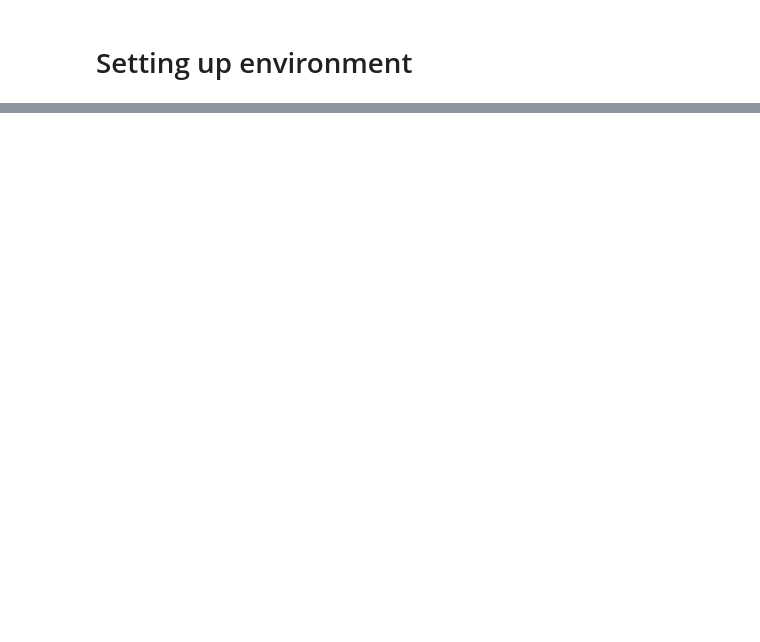
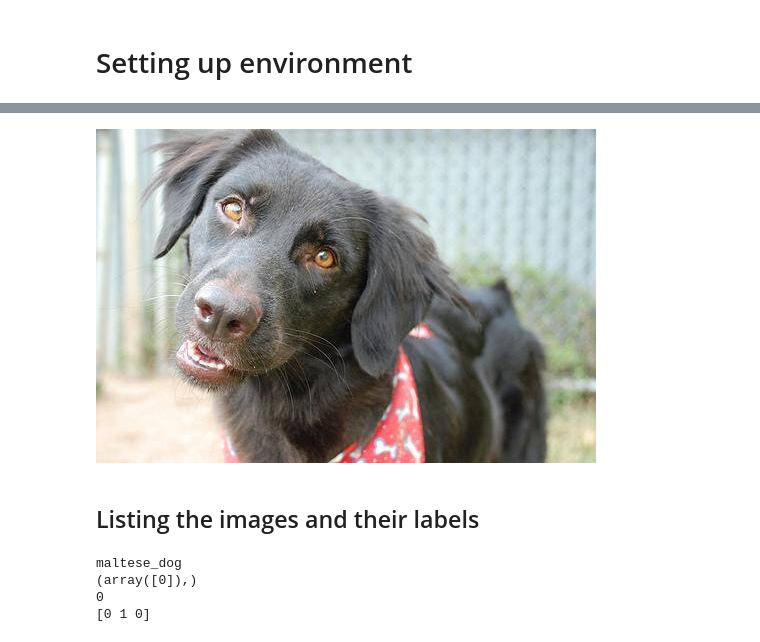
Before and after one commit to madbrow007/breedidentifier, a Jupyter notebook: BreedIdentifier.ipynb, the cells around one changed output, grey strips where cells are left out. Drawn from its saved outputs; the diff is of its cells as text; code cells hidden in the pictures; blank space fills up the shorter version.

```diff
--- a/BreedIdentifier.ipynb
+++ b/BreedIdentifier.ipynb
@@ -76,0 +94,36 @@ import tensorflow_hub as hub
+# %%
+#viewing images
+
+from IPython.display import Image
+Image("/content/drive/MyDrive/BreedIdentifier/breedidentifier/new_test/0a342feb5c2100a12bcd15326cf266c6.jpg")
+# %% [output]
+[figure, added]
+# %% [markdown]
+## Listing the images and their labels
+# %%
+import numpy as np
+#Filename id list
+image_paths = ["/content/drive/MyDrive/BreedIdentifier/breedidentifier/new_train/" + fname  + ".jpg"  for fname in image_labels["id"]]
+
+#viewing
+#image_paths[:5]
+
+labels = image_labels["breed"]
+labels = np.array(labels)
+#labels
+
+unique_labels = np.unique(labels)
+labels[0] == unique_labels
+
+boolean_labels = [label == unique_labels for label in labels]
+boolean_labels[:2]
+
+print(labels[1])
+print(np.where(unique_labels == labels[0]))
+print(boolean_labels[0].argmax())
+print(boolean_labels[1].astype(int))
+# %% [output]
+maltese_dog
+(array([0]),)
+0
+[0 1 0]
```
Also changed, not shown: parts of 4 cells of this notebook, 1 other file.
